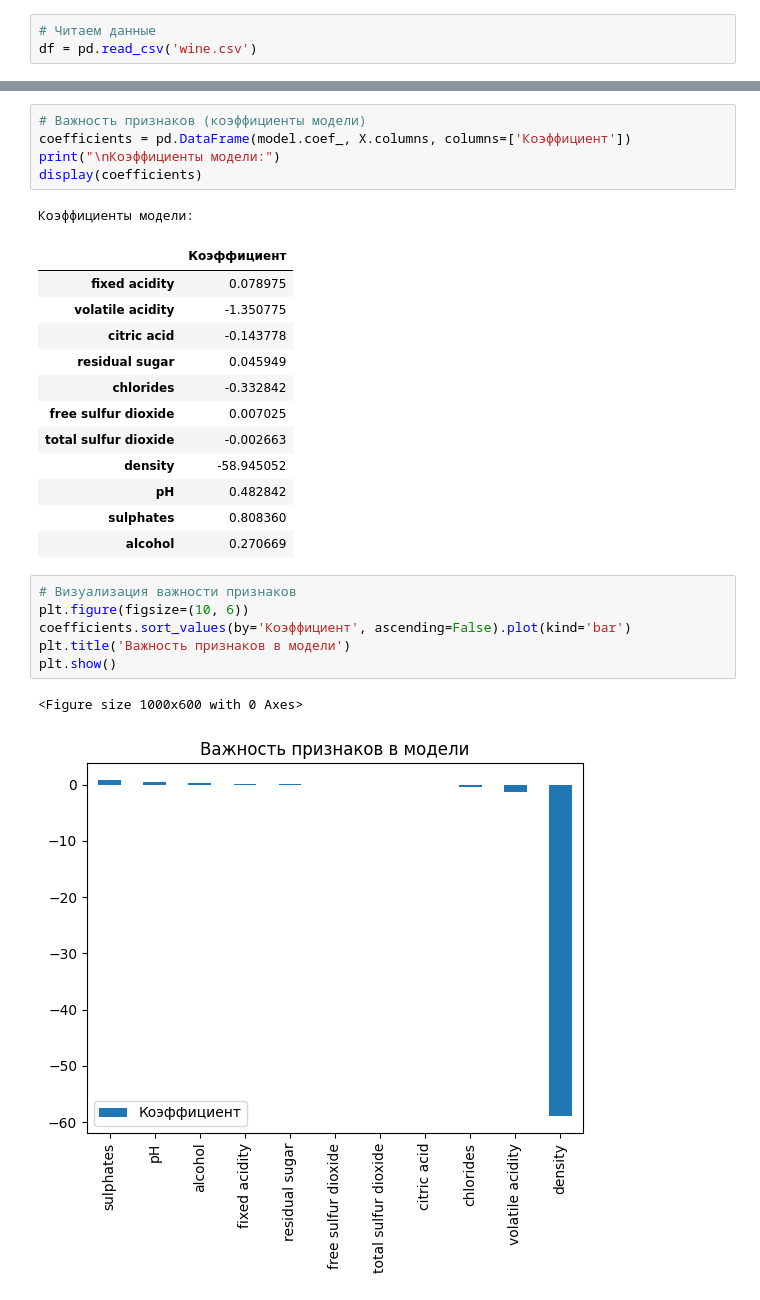
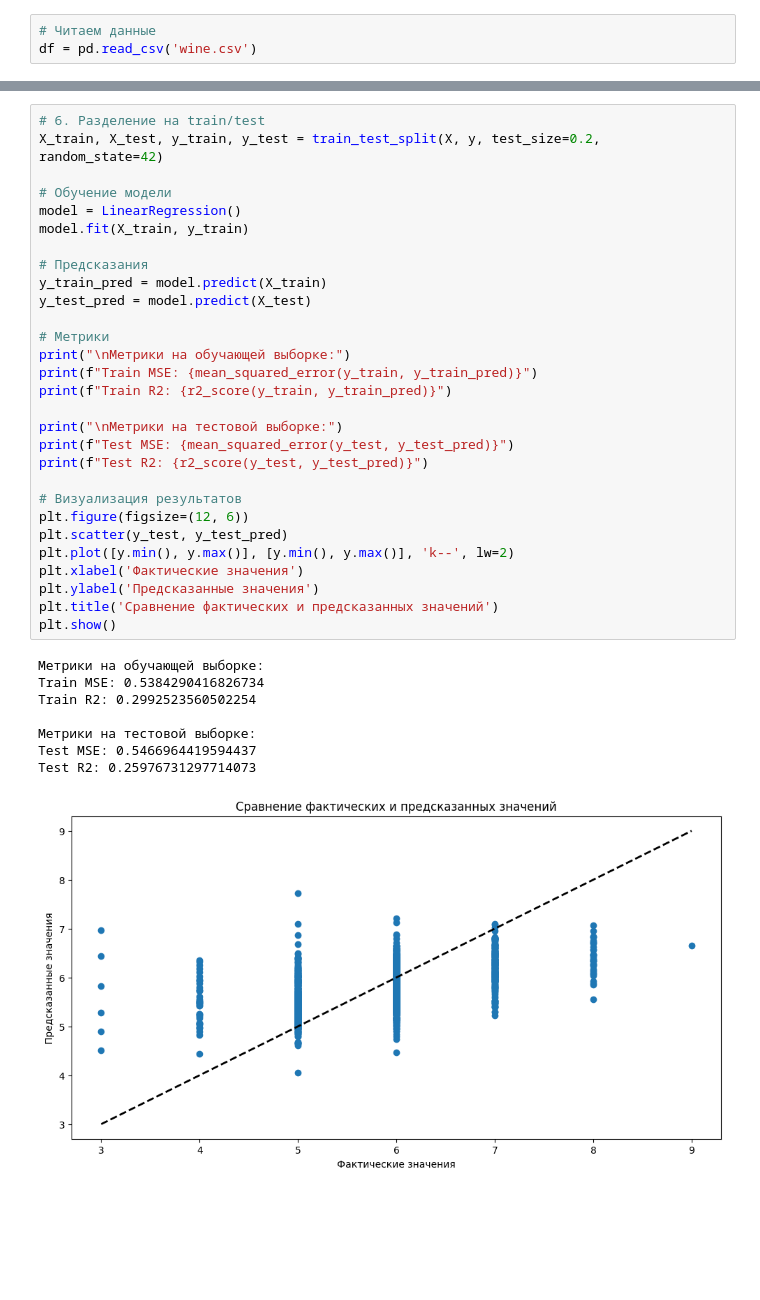
Before and after one commit to Sergo2004/machine-learning, a Jupyter notebook: дз2.ipynb, the cells around one changed output, grey strips where cells are left out. Drawn from its saved outputs; the diff is of its cells as text; blank space fills up the shorter version.

```diff
--- a/дз2.ipynb
+++ b/дз2.ipynb
@@ -86,28 +110,38 @@ plt.show()
-# %%
-# Важность признаков (коэффициенты модели)
-coefficients = pd.DataFrame(model.coef_, X.columns, columns=['Коэффициент'])
-print("\nКоэффициенты модели:")
-display(coefficients)
-# %% [output]
-Коэффициенты модели:
-|  | Коэффициент |
-| fixed acidity | 0.078975 |
-| volatile acidity | -1.350775 |
-| citric acid | -0.143778 |
-| residual sugar | 0.045949 |
-| chlorides | -0.332842 |
-| free sulfur dioxide | 0.007025 |
-| total sulfur dioxide | -0.002663 |
-| density | -58.945052 |
-| pH | 0.482842 |
-| sulphates | 0.808360 |
-| alcohol | 0.270669 |
-# %%
-# Визуализация важности признаков
-plt.figure(figsize=(10, 6))
-coefficients.sort_values(by='Коэффициент', ascending=False).plot(kind='bar')
-plt.title('Важность признаков в модели')
-plt.show()
-# %% [output]
-<Figure size 1000x600 with 0 Axes>
-[figure, removed]
+# %%
+# 6. Разделение на train/test
+X_train, X_test, y_train, y_test = train_test_split(X, y, test_size=0.2, random_state=42)
+
+# Обучение модели
+model = LinearRegression()
+model.fit(X_train, y_train)
+
+# Предсказания
+y_train_pred = model.predict(X_train)
+y_test_pred = model.predict(X_test)
+
+# Метрики
+print("\nМетрики на обучающей выборке:")
+print(f"Train MSE: {mean_squared_error(y_train, y_train_pred)}")
+print(f"Train R2: {r2_score(y_train, y_train_pred)}")
+
+print("\nМетрики на тестовой выборке:")
+print(f"Test MSE: {mean_squared_error(y_test, y_test_pred)}")
+print(f"Test R2: {r2_score(y_test, y_test_pred)}")
+
+# Визуализация результатов
+plt.figure(figsize=(12, 6))
+plt.scatter(y_test, y_test_pred)
+plt.plot([y.min(), y.max()], [y.min(), y.max()], 'k--', lw=2)
+plt.xlabel('Фактические значения')
+plt.ylabel('Предсказанные значения')
+plt.title('Сравнение фактических и предсказанных значений')
+plt.show()
+# %% [output]
+Метрики на обучающей выборке:
+Train MSE: 0.5384290416826734
+Train R2: 0.2992523560502254
+
+Метрики на тестовой выборке:
+Test MSE: 0.5466964419594437
+Test R2: 0.25976731297714073
+[figure, added]
```
Also changed, not shown: parts of 11 cells of this notebook.
